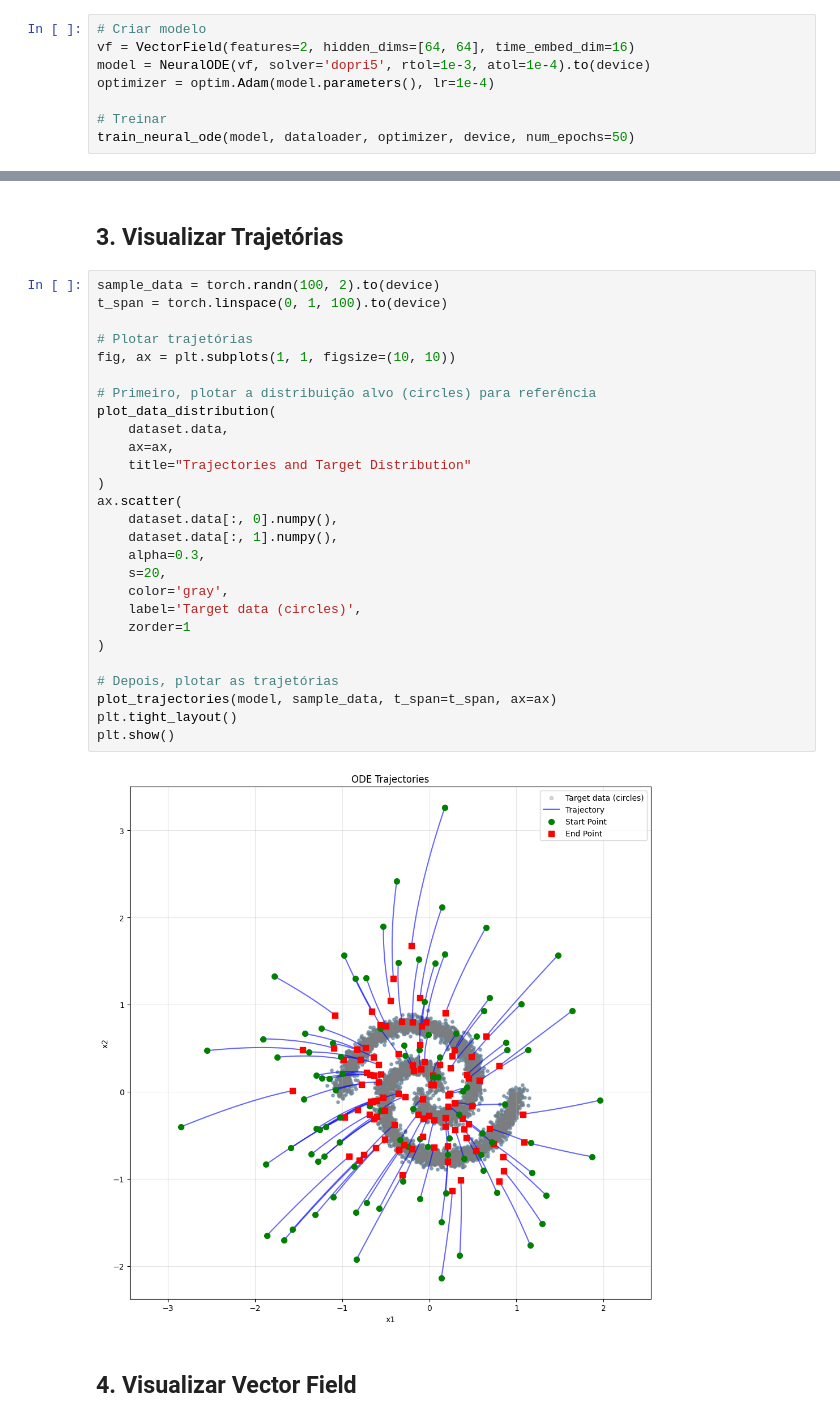
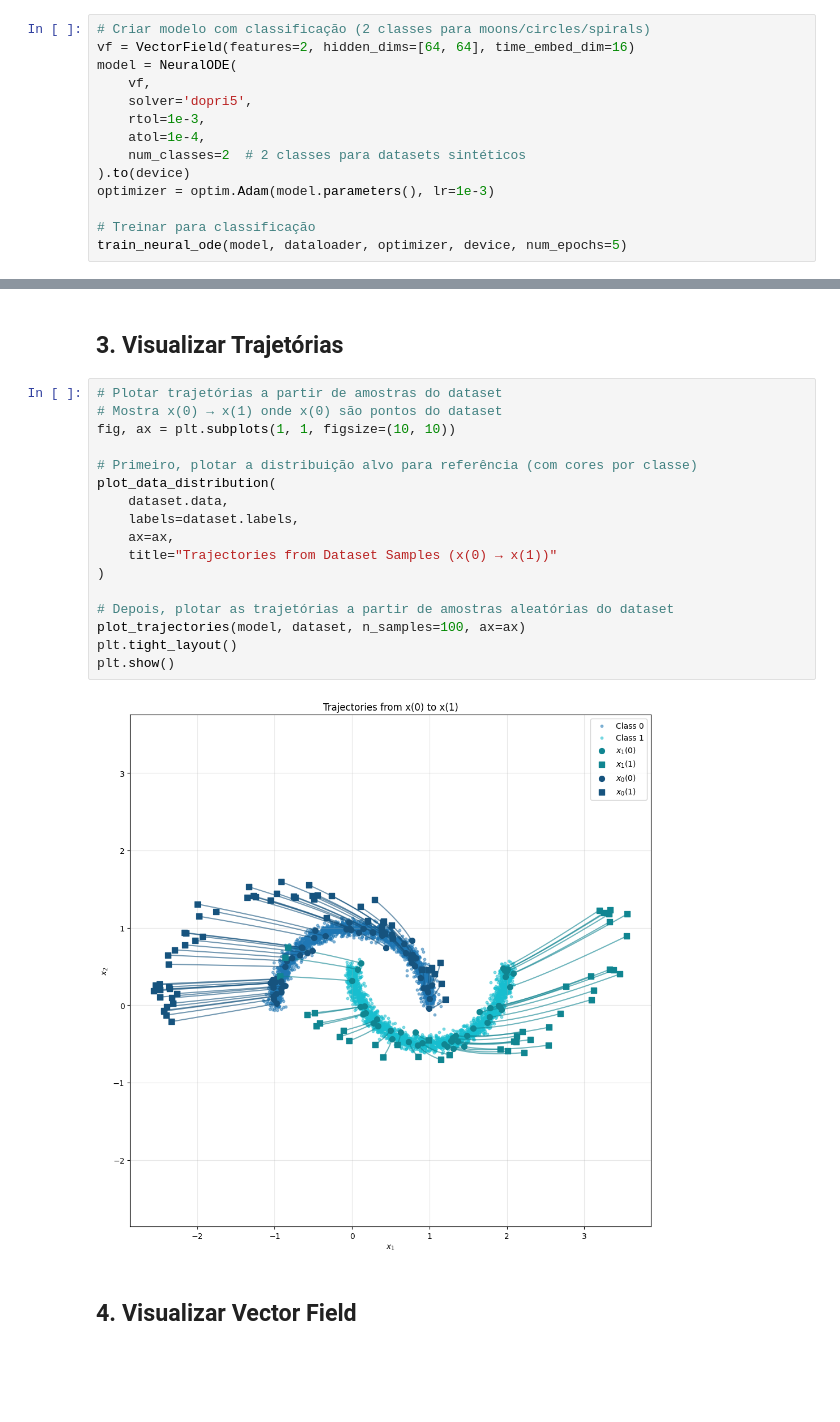
Before and after one commit to lucascbarbosa/flow, a Jupyter notebook: notebooks/01_neural_ode_2d.ipynb, the cells around one changed output, grey strips where cells are left out. Drawn from its saved outputs; the diff is of its cells as text; blank space fills up the shorter version.

Commit message:
finished Exp1: NeuralODE for classification

```diff
--- a/notebooks/01_neural_ode_2d.ipynb
+++ b/notebooks/01_neural_ode_2d.ipynb
@@ -46,10 +58,16 @@ plt.show()
 # %% [markdown]
 ## 2. Criar e Treinar Modelo
 # %%
-# Criar modelo
+# Criar modelo com classificação (2 classes para moons/circles/spirals)
 vf = VectorField(features=2, hidden_dims=[64, 64], time_embed_dim=16)
-model = NeuralODE(vf, solver='dopri5', rtol=1e-3, atol=1e-4).to(device)
-optimizer = optim.Adam(model.parameters(), lr=1e-4)
+model = NeuralODE(
+    vf,
+    solver='dopri5',
+    rtol=1e-3,
+    atol=1e-4,
+    num_classes=2  # 2 classes para datasets sintéticos
+).to(device)
+optimizer = optim.Adam(model.parameters(), lr=1e-3)
 
-# Treinar
-train_neural_ode(model, dataloader, optimizer, device, num_epochs=50)
+# Treinar para classificação
+train_neural_ode(model, dataloader, optimizer, device, num_epochs=5)
@@ -56,34 +81,24 @@ train_neural_ode(model, dataloader, optimizer, device, num_epochs=50)
 # %% [markdown]
 ## 3. Visualizar Trajetórias
 # %%
-sample_data = torch.randn(100, 2).to(device)
-t_span = torch.linspace(0, 1, 100).to(device)
-
-# Plotar trajetórias
+# Plotar trajetórias a partir de amostras do dataset
+# Mostra x(0) → x(1) onde x(0) são pontos do dataset
 fig, ax = plt.subplots(1, 1, figsize=(10, 10))
 
-# Primeiro, plotar a distribuição alvo (circles) para referência
+# Primeiro, plotar a distribuição alvo para referência (com cores por classe)
 plot_data_distribution(
     dataset.data,
+    labels=dataset.labels,
     ax=ax,
-    title="Trajectories and Target Distribution"
-)
-ax.scatter(
-    dataset.data[:, 0].numpy(),
-    dataset.data[:, 1].numpy(),
-    alpha=0.3,
-    s=20,
-    color='gray',
-    label='Target data (circles)',
-    zorder=1
+    title="Trajectories from Dataset Samples (x(0) → x(1))"
 )
 
-# Depois, plotar as trajetórias
-plot_trajectories(model, sample_data, t_span=t_span, ax=ax)
+# Depois, plotar as trajetórias a partir de amostras aleatórias do dataset
+plot_trajectories(model, dataset, n_samples=100, ax=ax)
 plt.tight_layout()
 plt.show()
 # %% [output]
-[figure, old version]
+[figure, new version]
 # %% [markdown]
 ## 4. Visualizar Vector Field
 # %%
```
Also changed, not shown: parts of 7 cells of this notebook, 7 other files.
